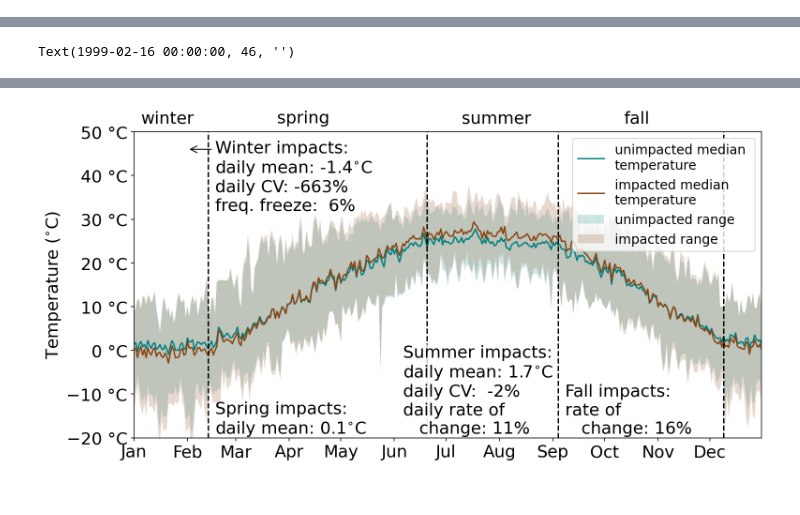
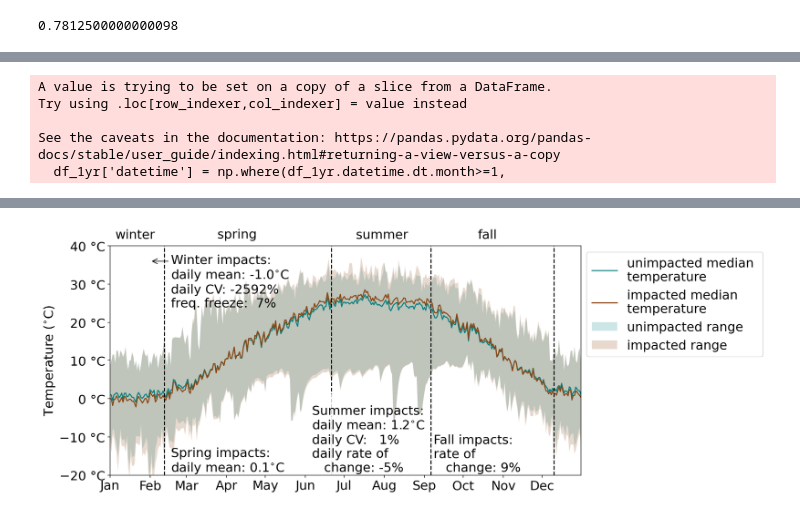
Before and after one commit to lapidesd/Eco_Stream_Depletion_Review, a Jupyter notebook: metric_impacts/temp_metric_change.ipynb, the cells around one changed output, grey strips where cells are left out. Drawn from its saved outputs; the diff is of its cells as text; code cells hidden in the pictures.

```diff
--- a/metric_impacts/temp_metric_change.ipynb
+++ b/metric_impacts/temp_metric_change.ipynb
@@ -16,11 +17,12 @@ litrev_dir = '/Users/Dana/Desktop/Jupyter/WISC/NaturalCommunity/lit_review_data_
 # %%
 pump_range = []
 pump_rates = []
-for filename in os.listdir(litrev_dir +'pump_impacts'):
+# for filename in os.listdir(litrev_dir +'pump_impacts'):
+for filename in os.listdir(litrev_dir +'longterm_site_data_rev1'):
 
     try:
-        pump_range = pump_range + [float(filename[:-12])]
-        pump_rates = pump_rates + [filename[:-12]]
+        pump_range = pump_range + [float(filename.split('_')[0])]
+        pump_rates = pump_rates + [filename.split('_')[0]]
     except:
         print(filename[:-12])
 
@@ -350,6 +378,9 @@ def calc_metrics(df):
     metric_diff.update(summer_diff)
     metric_diff.update(fall_diff)
     return(metric_diff)
+# %%
+keepsites = pd.read_csv('sites_for_analysis.csv')
+keepsites['sitenum'] = keepsites.sitenum.astype('str')
 # %%
 baseflow_temp = 9.9 # set to 9.9 deg Celsius, which is the median mean annual streamflow temp. across all sites with temp. data
 window_size = 5000 # window size for baseflow separation (hours)
@@ -471,17 +536,43 @@ fall_roc 8.575574206974084 1.76870745045211 21.59814738522229
+# %%
+df = pd.DataFrame.from_dict(metric_impact)
+df.winter_freq_freeze.median()
+# %% [output]
+0.7812500000000098
+# %%
+temp_impacts = pd.DataFrame.from_dict(metric_impact)
+temp_impacts['site'] = USGS_ref
+# temp_impacts
+# %%
+%matplotlib inline
+plt.rcParams.update({'font.size': fs})
 # %%
 # plot example impacts for one site
 
-site_num = '5370000'
+site_num = '05370000'
 window_size = 5000
 
+sitestats = temp_impacts[temp_impacts.site==site_num]
+
+flow_data = hf.NWIS(site_num,'dv',start_date='1980-1-1',end_date='2021-10-1',
+       parameterCd='00060').df()
+flow_data = flow_data[~(flow_data[flow_data.columns[1]]=='hf.missing')]
+flow_data = flow_data[[flow_data.columns[0]]].rename(columns={flow_data.columns[0]:'Q_cfs'})
+flow_data['Q_m3d'] = flow_data.Q_cfs*12**3*2.54**3/100**3*3600*24
+flow_data['Q_m3d'] = flow_data.Q_m3d/np.nanmedian(flow_data.Q_m3d)
+flow_data['discharge_cmd'] = flow_data.Q_m3d
+flow_data = flow_data.reset_index()
+flow_data['datetimeUTC'] = flow_data.datetimeUTC.apply(remove_timezone)
+flow_data['datetime'] = flow_data['datetimeUTC']
+flow_data = flow_data.set_index('datetimeUTC')
+flow_data['air_temp'] = flow_data.merge(air_temp,left_index=True,right_index=True,how='left').TMAX.ffill()
 
 
-flow_data = pd.read_csv(litrev_dir+'streamflow_data/'+site_num+'.csv')
-flow_data = flow_data.reset_index()
-flow_data['datetime'] = pd.to_datetime(flow_data.datetime)
-flow_data = flow_data.set_index('datetime')
-flow_data['discharge_cmd'] = flow_data.Q_m3d
-flow_data['air_temp'] = flow_data.merge(air_temp,left_index=True,right_index=True,how='left').TMAX.ffill()
+# flow_data = pd.read_csv(litrev_dir+'streamflow_data/'+site_num+'.csv')
+# flow_data = flow_data.reset_index()
+# flow_data['datetime'] = pd.to_datetime(flow_data.datetime)
+# flow_data = flow_data.set_index('datetime')
+# flow_data['discharge_cmd'] = flow_data.Q_m3d
+# flow_data['air_temp'] = flow_data.merge(air_temp,left_index=True,right_index=True,how='left').TMAX.ffill()
 
 
 baseflow,quickflow = fixed_interval_filter(flow_data.discharge_cmd,window_size)
@@ -495,7 +586,7 @@ pump_rate = np.nanmedian(flow_data.baseflow)*1.25
 pumprate_diff = abs(pump_range-pump_rate)
 pump_rate = pump_rates[list(pumprate_diff).index(min(pumprate_diff))]
 
-impacts = pd.read_csv(litrev_dir+'pump_impacts/'+str(pump_rate)+'_impacts.csv').drop(columns=['Unnamed: 0','times'])
+impacts = pd.read_csv(litrev_dir+'longterm_site_data_rev1/'+str(pump_rate)+'_impacts.csv').drop(columns=['Unnamed: 0','times'])
 flow_data = (flow_data.reset_index().merge(impacts,left_index=True,right_index=True)).set_index('datetime')
 flow_data['discharge_impact'] = flow_data.discharge_cmd-flow_data.Qs
 baseflow_impact,quickflow_impact = fixed_interval_filter(flow_data.discharge_impact,window_size)
@@ -532,9 +623,9 @@ for i in range(len(seasons)):
     ax.axvline(seasons[i],c='k',linestyle='--')
 plt.plot([seasons[1],seasons[1]],[-25,-5],c='white',linewidth=3,alpha=0.6)
 
-ax.set_ylim(-20,50)
+ax.set_ylim(-20,40)
 ax.set_xlim(pd.to_datetime('1-1-1999'),pd.to_datetime('12-31-1999'))
-ax.legend(loc='upper right',fontsize = 14)
+ax.legend(loc='upper right',fontsize = 18,bbox_to_anchor=(1.4,1))
 ax.yaxis.set_major_formatter(EngFormatter(unit=u"°C"))
 date_form = DateFormatter("%b")
 ax.xaxis.set_major_formatter(date_form)
@@ -542,15 +633,15 @@ ax.set_ylabel('Temperature ($^{\circ}$C)',fontsize = fs)
 plt.plot([seasons[1],seasons[1]],[-20,1],linewidth=3,c='white',alpha=0.8)
 
 
-ax.text(pd.to_datetime('3-25-1999'),52,'spring',fontsize = fs)
-ax.text(pd.to_datetime('7-10-1999'),52,'summer',fontsize = fs)
-ax.text(pd.to_datetime('10-12-1999'),52,'fall',fontsize = fs)
-ax.text(pd.to_datetime('1-5-1999'),52,'winter',fontsize = fs)
+ax.text(pd.to_datetime('3-25-1999'),42,'spring',fontsize = fs)
+ax.text(pd.to_datetime('7-10-1999'),42,'summer',fontsize = fs)
+ax.text(pd.to_datetime('10-12-1999'),42,'fall',fontsize = fs)
+ax.text(pd.to_datetime('1-5-1999'),42,'winter',fontsize = fs)
 
 
 ax.text(pd.to_datetime('2-17-1999'),-19,'Spring impacts:\ndaily mean: %3.1f' %impacts['spring_mean_daily']+'$^{\circ}$C',#+
        fontsize=fs)
-ax.text(pd.to_datetime('2-17-1999'),32,'Winter impacts:\ndaily mean: %3.1f' %impacts['winter_mean_daily']+'$^{\circ}$C'+
+ax.text(pd.to_datetime('2-17-1999'),24,'Winter impacts:\ndaily mean: %3.1f' %impacts['winter_mean_daily']+'$^{\circ}$C'+
        '\ndaily CV: %3.0f' %impacts['winter_CV']+'%'+'\nfreq. freeze: %2.0f' %impacts['winter_freq_freeze']+'%'#+
         ,fontsize=fs)
 ax.text(pd.to_datetime('6-6-1999'),-19,'Summer impacts:\ndaily mean: %3.1f' %impacts['summer_mean_daily']+'$^{\circ}$C'+
@@ -559,7 +650,7 @@ ax.text(pd.to_datetime('6-6-1999'),-19,'Summer impacts:\ndaily mean: %3.1f' %imp
         ,fontsize=fs)
 ax.text(pd.to_datetime('9-8-1999'),-19,'Fall impacts:\nrate of \n   change: %1.0f' %impacts['fall_roc']+'%',#+
         fontsize=fs)
-ax.annotate("", xy=(pd.to_datetime('2-1-1999'), 46),
-            xytext=(pd.to_datetime('2-16-1999'), 46),
+ax.annotate("", xy=(pd.to_datetime('2-1-1999'), 36),
+            xytext=(pd.to_datetime('2-16-1999'), 36),
             arrowprops=dict(arrowstyle="->"))
 # %% [output]
@@ -568 +658,5 @@ ax.annotate("", xy=(pd.to_datetime('2-1-1999'), 46),
-Text(1999-02-16 00:00:00, 46, '')
+A value is trying to be set on a copy of a slice from a DataFrame.
+Try using .loc[row_indexer,col_indexer] = value instead
+
+See the caveats in the documentation: https://pandas.pydata.org/pandas-docs/stable/user_guide/indexing.html#returning-a-view-versus-a-copy
+  df_1yr['datetime'] = np.where(df_1yr.datetime.dt.month>=1,
@@ -569 +664 @@ Text(1999-02-16 00:00:00, 46, '')
-[figure, old version]
+[figure, new version]
```
Also changed, not shown: parts of 6 cells of this notebook, 1 other file.
